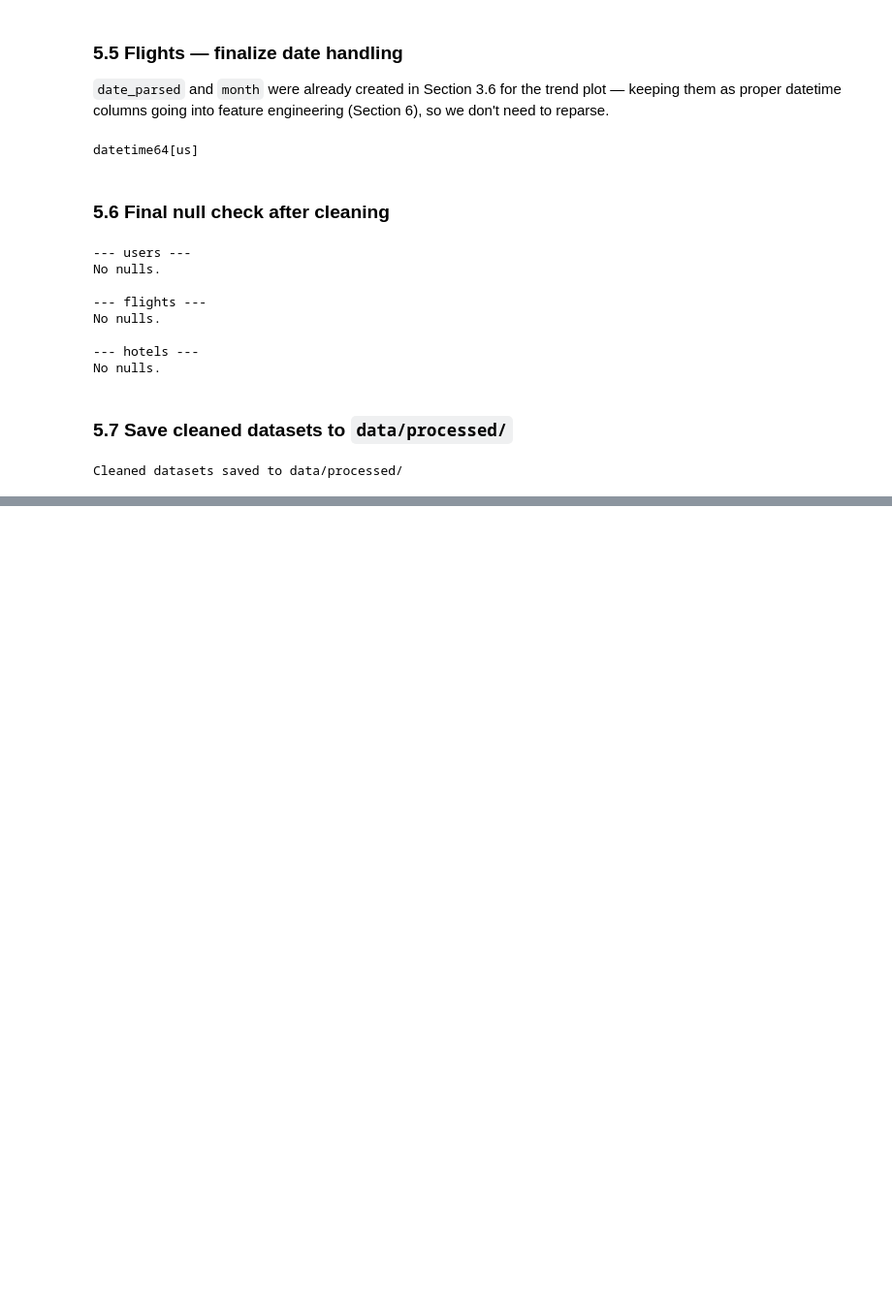
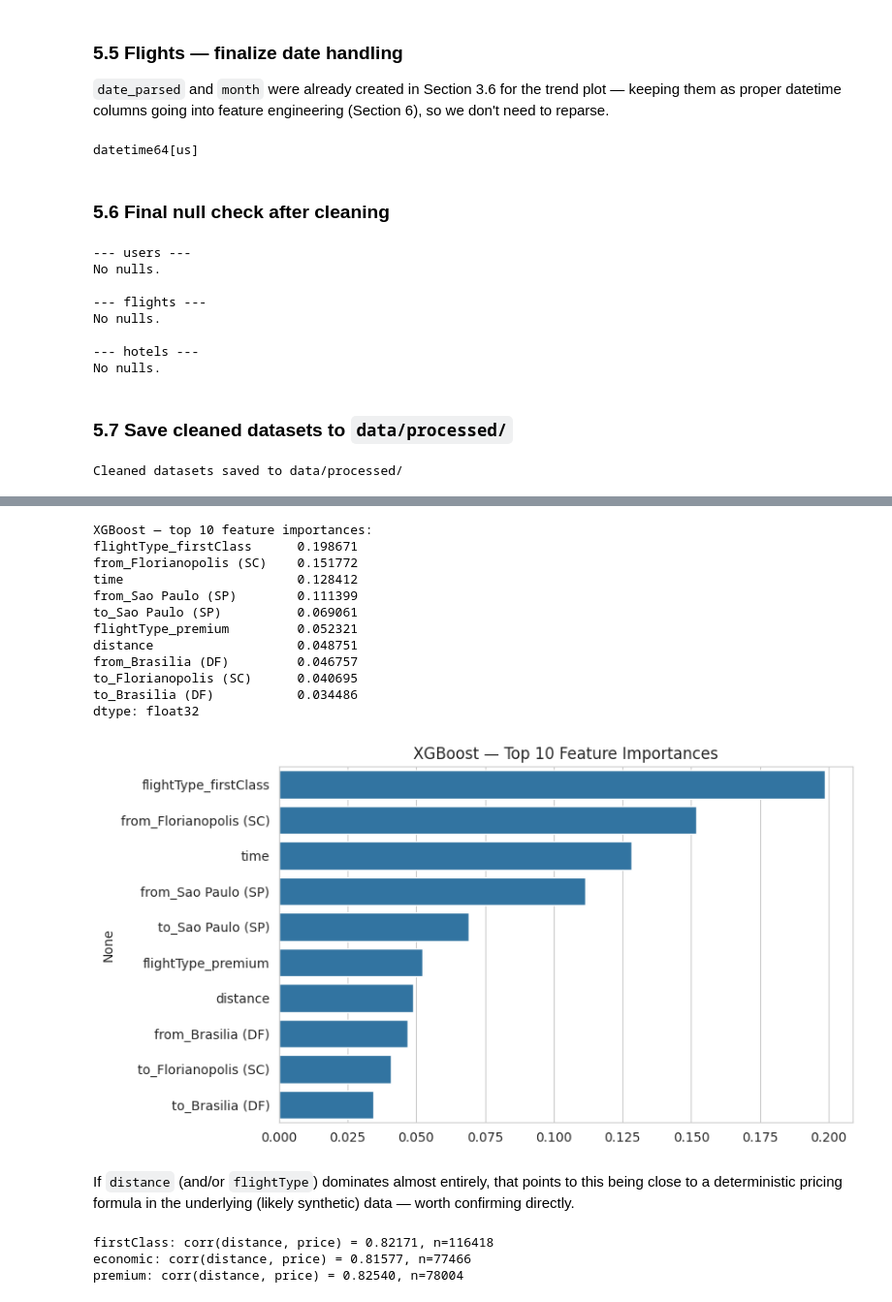
Before and after one commit to HariKrishnaKumar-watersprinter/voyage-analytics-integrating-mlops-AIML-intern-labmentix, a Jupyter notebook: notebooks/Voyage_Analytics_Capstone.ipynb, the cells around one changed output, grey strips where cells are left out. Shown at 97% size. Drawn from its saved outputs; the diff is of its cells as text; code cells hidden in the pictures; blank space fills up the shorter version.

```diff
--- a/notebooks/Voyage_Analytics_Capstone.ipynb
+++ b/notebooks/Voyage_Analytics_Capstone.ipynb
@@ -635,0 +834,4 @@ Cleaned datasets saved to data/processed/
+# %%
+xgb = XGBRegressor(n_estimators=300, max_depth=6, learning_rate=0.1, random_state=42, n_jobs=-1)
+xgb.fit(X_train, y_train)
+evaluate('XGBoost', xgb, X_train, y_train, X_test, y_test)
@@ -635,0 +891,35 @@ Cleaned datasets saved to data/processed/
+# %%
+xgb_importance = pd.Series(xgb.feature_importances_, index=feature_cols).sort_values(ascending=False)
+print("XGBoost — top 10 feature importances:")
+print(xgb_importance.head(10))
+
+plt.figure(figsize=(8,5))
+sns.barplot(x=xgb_importance.head(10).values, y=xgb_importance.head(10).index)
+plt.title('XGBoost — Top 10 Feature Importances')
+plt.show()
+# %% [output]
+XGBoost — top 10 feature importances:
+flightType_firstClass      0.198671
+from_Florianopolis (SC)    0.151772
+time                       0.128412
+from_Sao Paulo (SP)        0.111399
+to_Sao Paulo (SP)          0.069061
+flightType_premium         0.052321
+distance                   0.048751
+from_Brasilia (DF)         0.046757
+to_Florianopolis (SC)      0.040695
+to_Brasilia (DF)           0.034486
+dtype: float32
+[figure, added]
+# %% [markdown]
+If `distance` (and/or `flightType`) dominates almost entirely, that points to this being close to a deterministic pricing formula in the underlying (likely synthetic) data — worth confirming directly.
+# %%
+# Direct check: how well does distance alone explain price, split by flightType?
+for ftype in flights['flightType'].unique():
+    subset = flights[flights['flightType'] == ftype]
+    corr = subset['distance'].corr(subset['price'])
+    print(f"{ftype}: corr(distance, price) = {corr:.5f}, n={len(subset)}")
+# %% [output]
+firstClass: corr(distance, price) = 0.82171, n=116418
+economic: corr(distance, price) = 0.81577, n=77466
+premium: corr(distance, price) = 0.82540, n=78004
```
Also changed, not shown: parts of 46 cells of this notebook, 12 other files.
